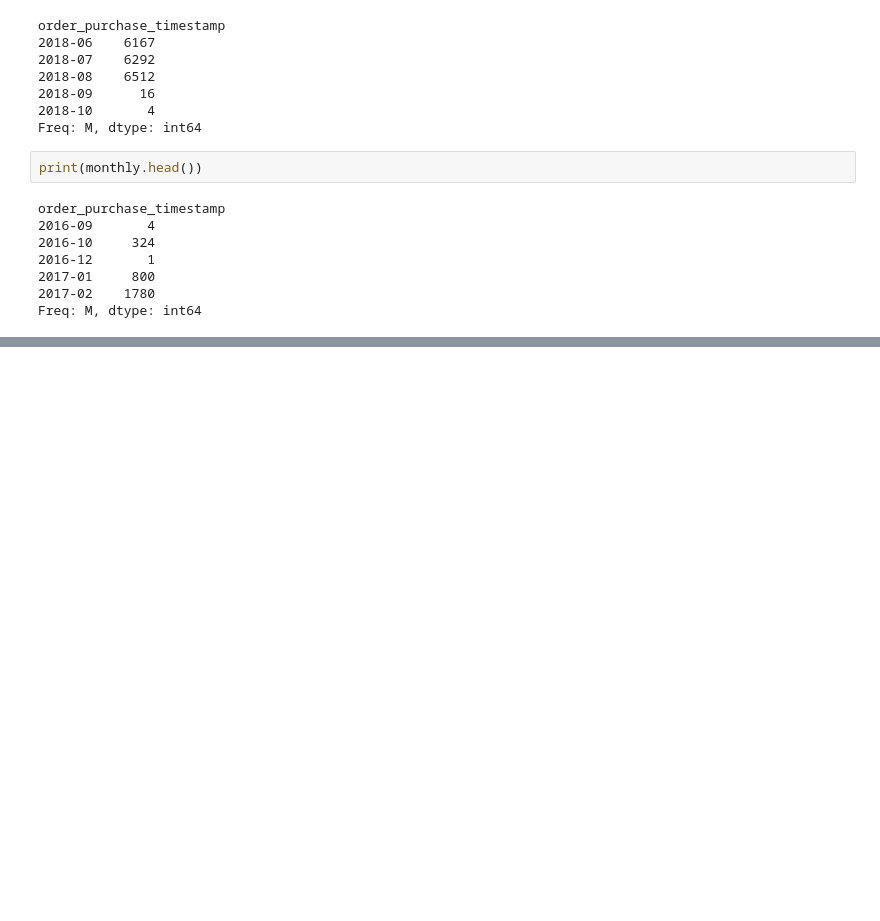
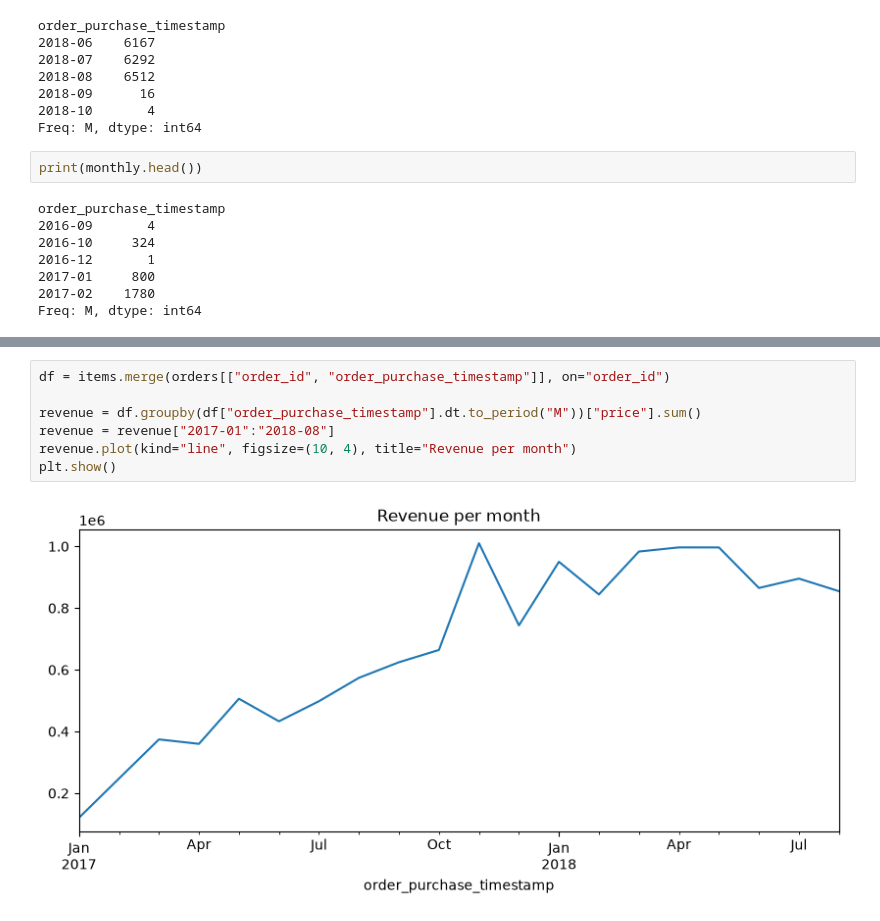
Before and after one commit to LubenPp/olist-ecommerce-analysis, a Jupyter notebook: Untitled.ipynb, the cells around one changed output, grey strips where cells are left out. Drawn from its saved outputs; the diff is of its cells as text; blank space fills up the shorter version.

```diff
--- a/Untitled.ipynb
+++ b/Untitled.ipynb
@@ -235,0 +305,9 @@ Freq: M, dtype: int64
+# %%
+df = items.merge(orders[["order_id", "order_purchase_timestamp"]], on="order_id")
+
+revenue = df.groupby(df["order_purchase_timestamp"].dt.to_period("M"))["price"].sum()
+revenue = revenue["2017-01":"2018-08"]
+revenue.plot(kind="line", figsize=(10, 4), title="Revenue per month")
+plt.show()
+# %% [output]
+[figure, added]
```
Also changed, not shown: parts of 20 cells of this notebook.
